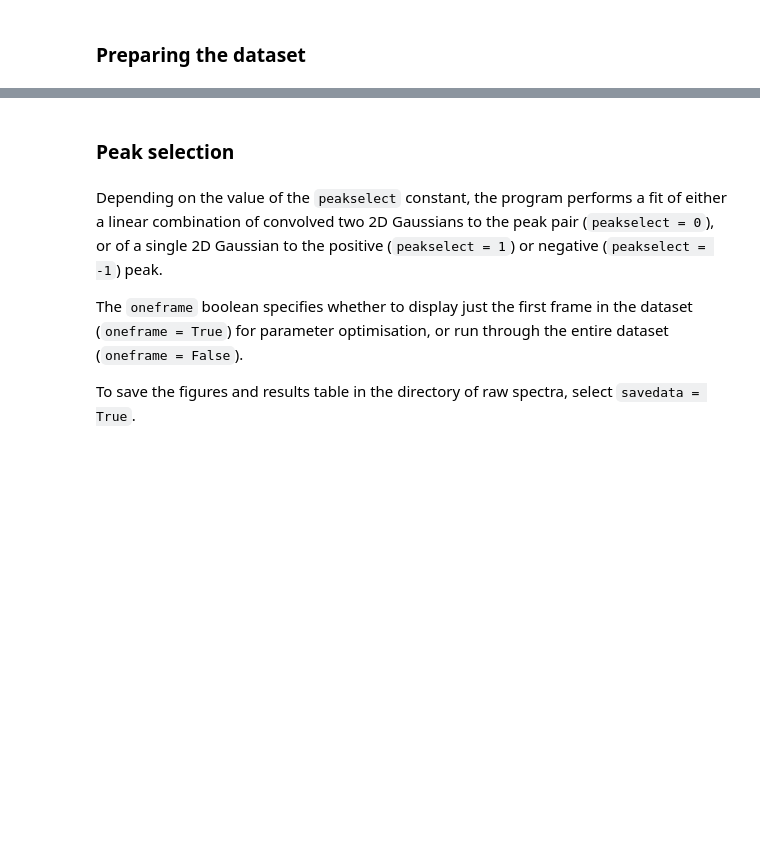
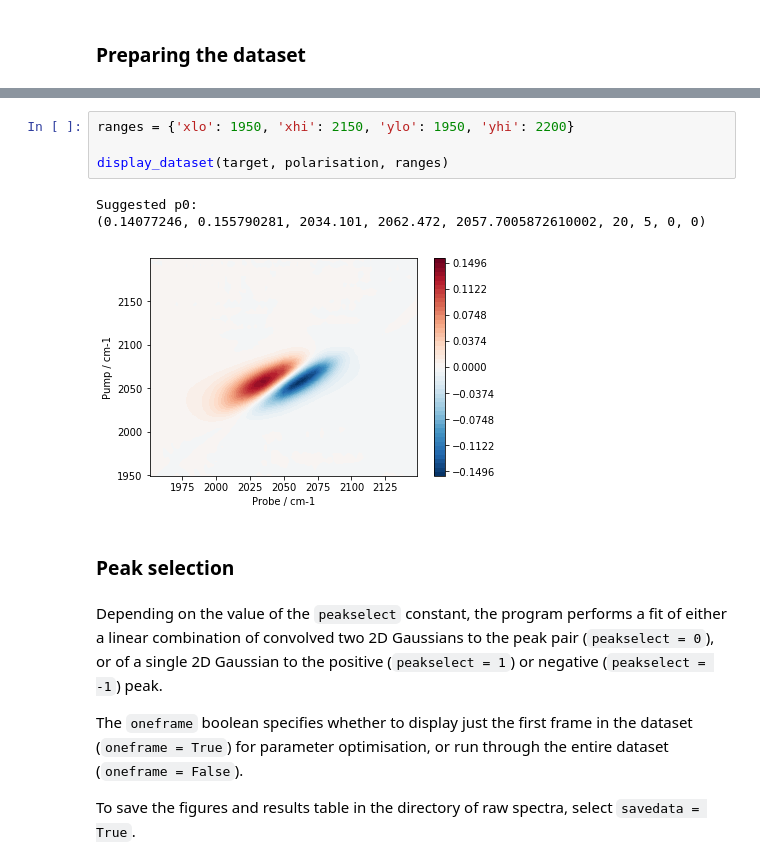
Before and after one commit to sebgorgon/2dIR-spectral-diffusion, a Jupyter notebook: specdiff-v.0.ipynb, the cells around one changed output, grey strips where cells are left out. Cells and saved outputs as stored; diff of their text form; blank space fills up the shorter version.

```diff
--- a/specdiff-v.0.ipynb
+++ b/specdiff-v.0.ipynb
@@ -320,3 +370,11 @@ yrange = (2000, 2110)
+# %%
+ranges = {'xlo': 1950, 'xhi': 2150, 'ylo': 1950, 'yhi': 2200}
+
+display_dataset(target, polarisation, ranges)
+# %% [output]
+Suggested p0:
+(0.14077246, 0.155790281, 2034.101, 2062.472, 2057.7005872610002, 20, 5, 0, 0)
+[figure, added]
 # %% [markdown]
 ### Peak selection
 # %% [markdown]
```
Also changed, not shown: parts of 13 cells of this notebook.
